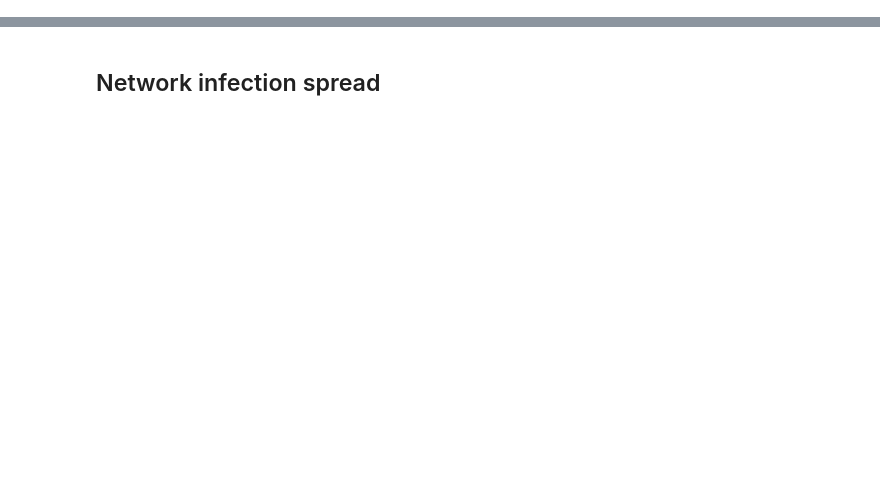
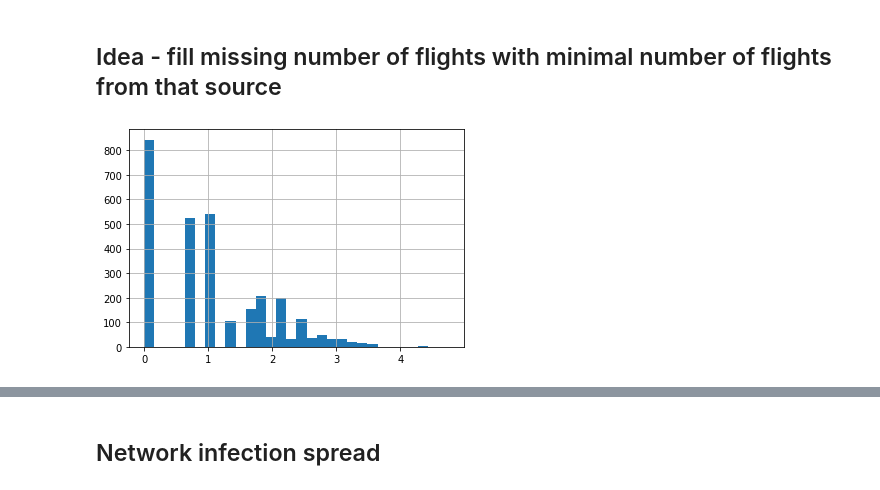
Before and after one commit to DmitrySerg/COVID-19, a Jupyter notebook: models/COVID-19.ipynb, the cells around one changed output, grey strips where cells are left out. Drawn from its saved outputs; the diff is of its cells as text; code cells hidden in the pictures; blank space fills up the shorter version.

```diff
--- a/models/COVID-19.ipynb
+++ b/models/COVID-19.ipynb
@@ -13,0 +58,3 @@ airport_df = pd.read_csv("https://raw.githubusercontent.com/jpatokal/openflights
+# %%
+connections_df = pd.read_csv("data/connections_df.csv", index_col=0)
+connections_df.head()
@@ -13,0 +91,29 @@ airport_df = pd.read_csv("https://raw.githubusercontent.com/jpatokal/openflights
+# %%
+connections = pd.merge(
+    connections_df,
+    routes,
+    how='left',
+    left_on=['Source Airport', 'Dest Airport'],
+    right_on=['course_code', 'destination_code']
+)
+
+connections.drop(
+    ['course_code', 'destination_code', 'Codeshare', 'Stops', 'equipment'],
+    axis=1, inplace=True
+)
+
+connections.columns = connections.columns.str.lower().str.split().str.join("_")
+# %% [markdown]
+## Idea - fill missing number of flights with minimal number of flights from that source
+# %%
+MINIMAL_FLIGHTS_ESTIMATE = 0.1
+# %%
+minimal_flights = connections[
+    (connections.destination_flights!=0)&(~connections.destination_flights.isnull())
+].groupby(['source_airport']).destination_flights.min()
+
+minimal_flights = np.ceil(minimal_flights*MINIMAL_FLIGHTS_ESTIMATE)
+# %%
+minimal_flights.apply(np.log).hist(bins=30);
+# %% [output]
+[figure, added]
```
Also changed, not shown: parts of 142 cells of this notebook.
